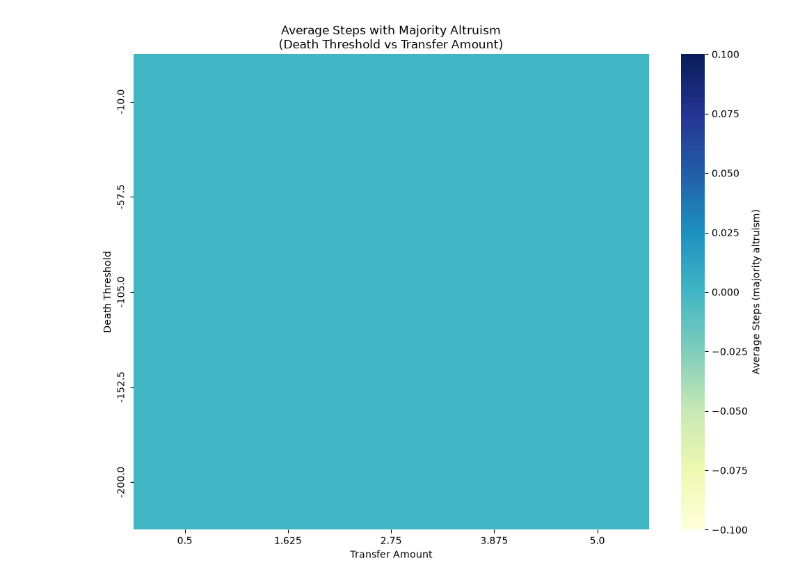
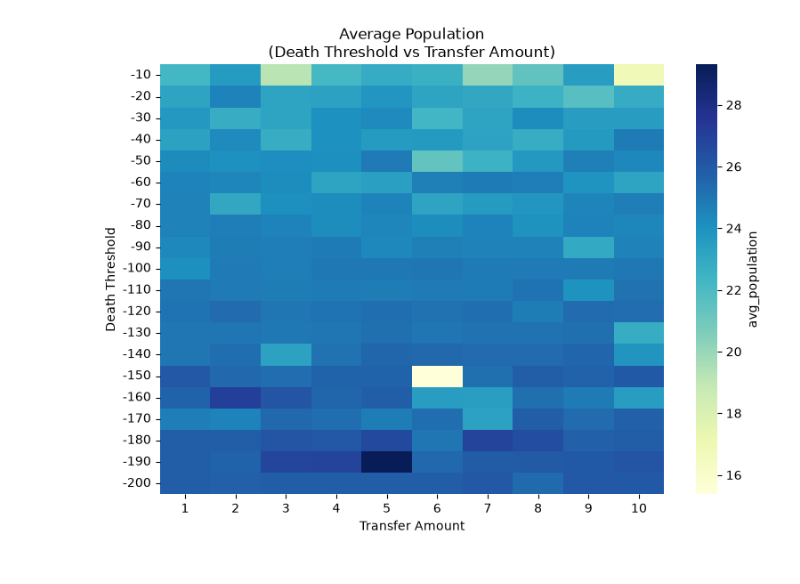
Before and after one commit to bcl-group/2703-nishimura-bachelor-thesis, a Jupyter notebook: project/notebooks/analysis.ipynb, the cells around one changed output. Cells and saved outputs as stored; diff of their text form; code cells hidden in the pictures.

```diff
--- a/project/notebooks/analysis.ipynb
+++ b/project/notebooks/analysis.ipynb
@@ -81,26 +75,26 @@ df.head()
 # %%
 pivot_df = df.pivot(
-        columns="transfer_amount",
+        columns="max_transfer",
         index="death_threshold",
-        values="avg_majority_altruism_steps"
+        values="avg_population"
     )
 # %%
 pivot_df = pivot_df.sort_index(ascending=False)
 # %%
 # draw heatmap
-plt.figure(figsize=(10, 8))
+plt.figure(figsize=(8, 6))
 sns.heatmap(
     pivot_df,
     annot=False,
     fmt=".1f",
     cmap="YlGnBu",
-    cbar_kws={'label': 'Average Steps (majority altruism)'}
+    cbar_kws={'label': 'avg_population'}
 )
-plt.title(f"Average Steps with Majority Altruism\n(Death Threshold vs Transfer Amount)")
+plt.title(f"Average Population\n(Death Threshold vs Transfer Amount)")
 plt.xlabel("Transfer Amount")
 plt.ylabel("Death Threshold")
 plt.tight_layout()
 
 plt.show()
 # %% [output]
-[figure, old version]
+[figure, new version]
```
Also changed, not shown: parts of 4 cells of this notebook, 8 other files.
